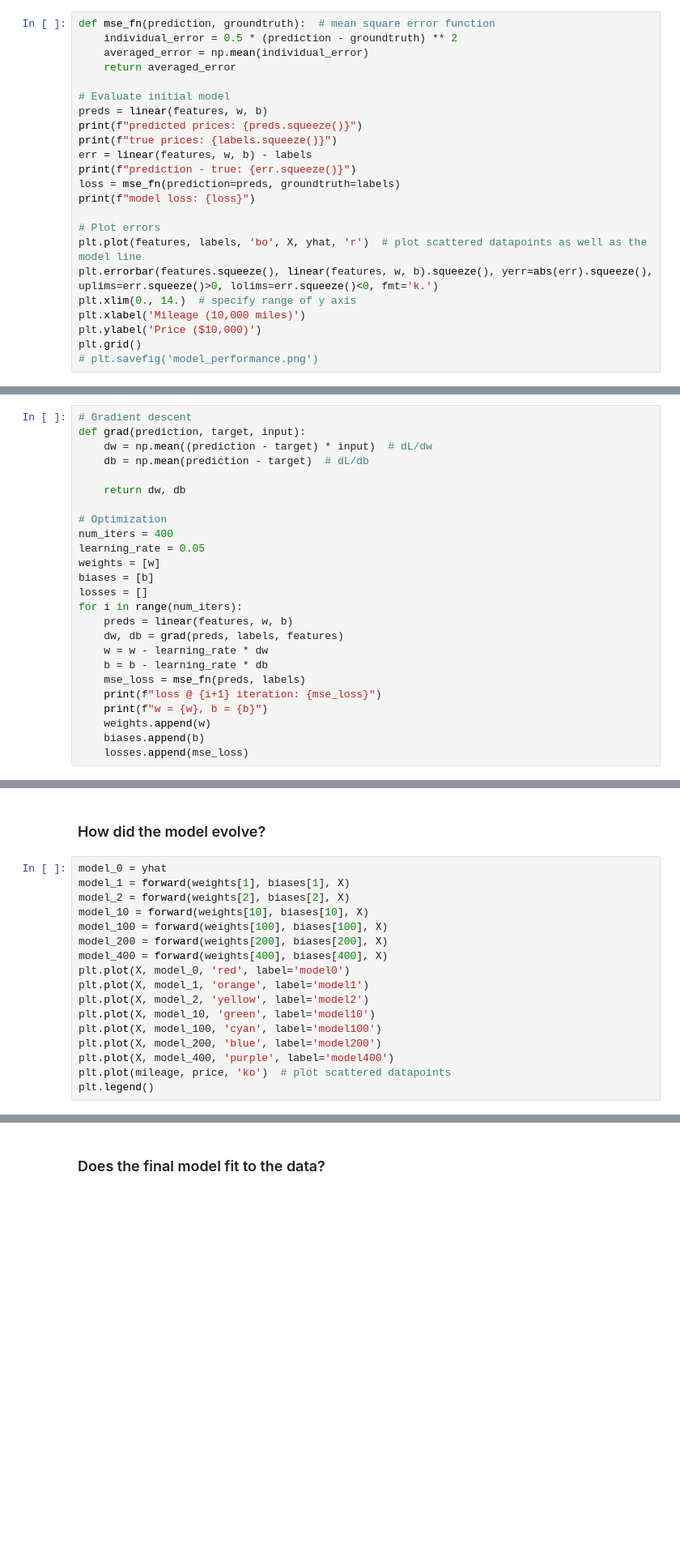
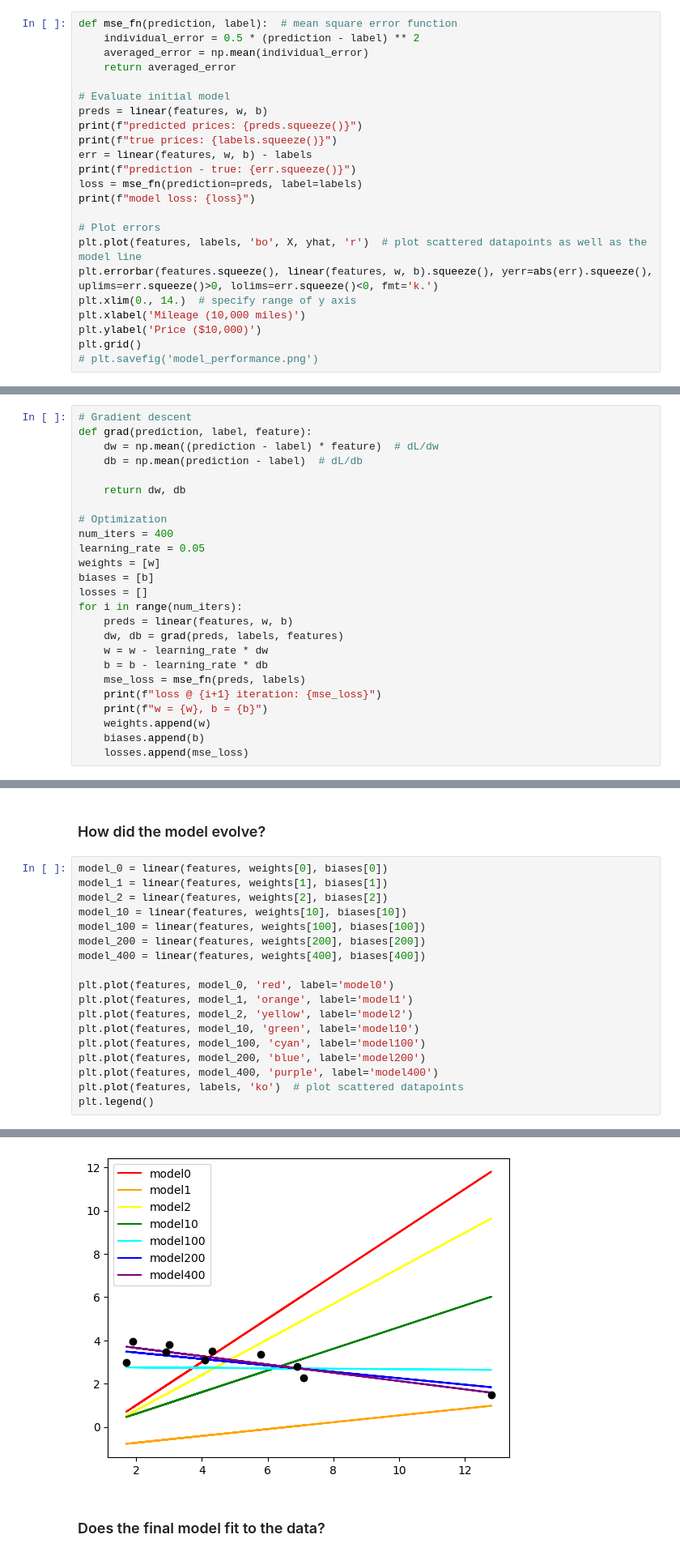
Before and after one commit to linzhangUCA/3321example-nn101, a Jupyter notebook: nn_101.ipynb, the cells around one changed output, grey strips where cells are left out. Shown at 81% size. Saved outputs shown, nothing was run; the diff lists cells and outputs as text; blank space fills up the shorter version.

```diff
--- a/nn_101.ipynb
+++ b/nn_101.ipynb
@@ -72,6 +72,6 @@ Use Mean Square Error function to evaluate how bad the model was.
 # %%
-def mse_fn(prediction, groundtruth):  # mean square error function
-    individual_error = 0.5 * (prediction - groundtruth) ** 2
+def mse_fn(prediction, label):  # mean square error function
+    individual_error = 0.5 * (prediction - label) ** 2
     averaged_error = np.mean(individual_error)
     return averaged_error
 
@@ -81,7 +81,7 @@ print(f"predicted prices: {preds.squeeze()}")
 print(f"true prices: {labels.squeeze()}")
 err = linear(features, w, b) - labels
 print(f"prediction - true: {err.squeeze()}")
-loss = mse_fn(prediction=preds, groundtruth=labels)
+loss = mse_fn(prediction=preds, label=labels)
 print(f"model loss: {loss}")
 
 # Plot errors
@@ -104,9 +104,9 @@ model loss: 7.6443200000000004
 ## Gradient Descent Optimization
 # %%
 # Gradient descent
-def grad(prediction, target, input):
-    dw = np.mean((prediction - target) * input)  # dL/dw
-    db = np.mean(prediction - target)  # dL/db
+def grad(prediction, label, feature):
+    dw = np.mean((prediction - label) * feature)  # dL/dw
+    db = np.mean(prediction - label)  # dL/db
 
     return dw, db
 
@@ -158,20 +158,21 @@ plt.grid()
 # %% [markdown]
 ### How did the model evolve?
 # %%
-model_0 = yhat
-model_1 = forward(weights[1], biases[1], X)
-model_2 = forward(weights[2], biases[2], X)
-model_10 = forward(weights[10], biases[10], X)
-model_100 = forward(weights[100], biases[100], X)
-model_200 = forward(weights[200], biases[200], X)
-model_400 = forward(weights[400], biases[400], X)
-plt.plot(X, model_0, 'red', label='model0')
-plt.plot(X, model_1, 'orange', label='model1')
-plt.plot(X, model_2, 'yellow', label='model2')
-plt.plot(X, model_10, 'green', label='model10')
-plt.plot(X, model_100, 'cyan', label='model100')
-plt.plot(X, model_200, 'blue', label='model200')
-plt.plot(X, model_400, 'purple', label='model400')
-plt.plot(mileage, price, 'ko')  # plot scattered datapoints
+model_0 = linear(features, weights[0], biases[0])
+model_1 = linear(features, weights[1], biases[1])
+model_2 = linear(features, weights[2], biases[2])
+model_10 = linear(features, weights[10], biases[10])
+model_100 = linear(features, weights[100], biases[100])
+model_200 = linear(features, weights[200], biases[200])
+model_400 = linear(features, weights[400], biases[400])
+
+plt.plot(features, model_0, 'red', label='model0')
+plt.plot(features, model_1, 'orange', label='model1')
+plt.plot(features, model_2, 'yellow', label='model2')
+plt.plot(features, model_10, 'green', label='model10')
+plt.plot(features, model_100, 'cyan', label='model100')
+plt.plot(features, model_200, 'blue', label='model200')
+plt.plot(features, model_400, 'purple', label='model400')
+plt.plot(features, labels, 'ko')  # plot scattered datapoints
 plt.legend()
 # %% [output]
@@ -179,3 +180,4 @@ NameError: name 'forward' is not defined
+[figure, added]
 # %% [markdown]
 ### Does the final model fit to the data?
 # %%
```
Also changed, not shown: parts of 5 cells of this notebook.
